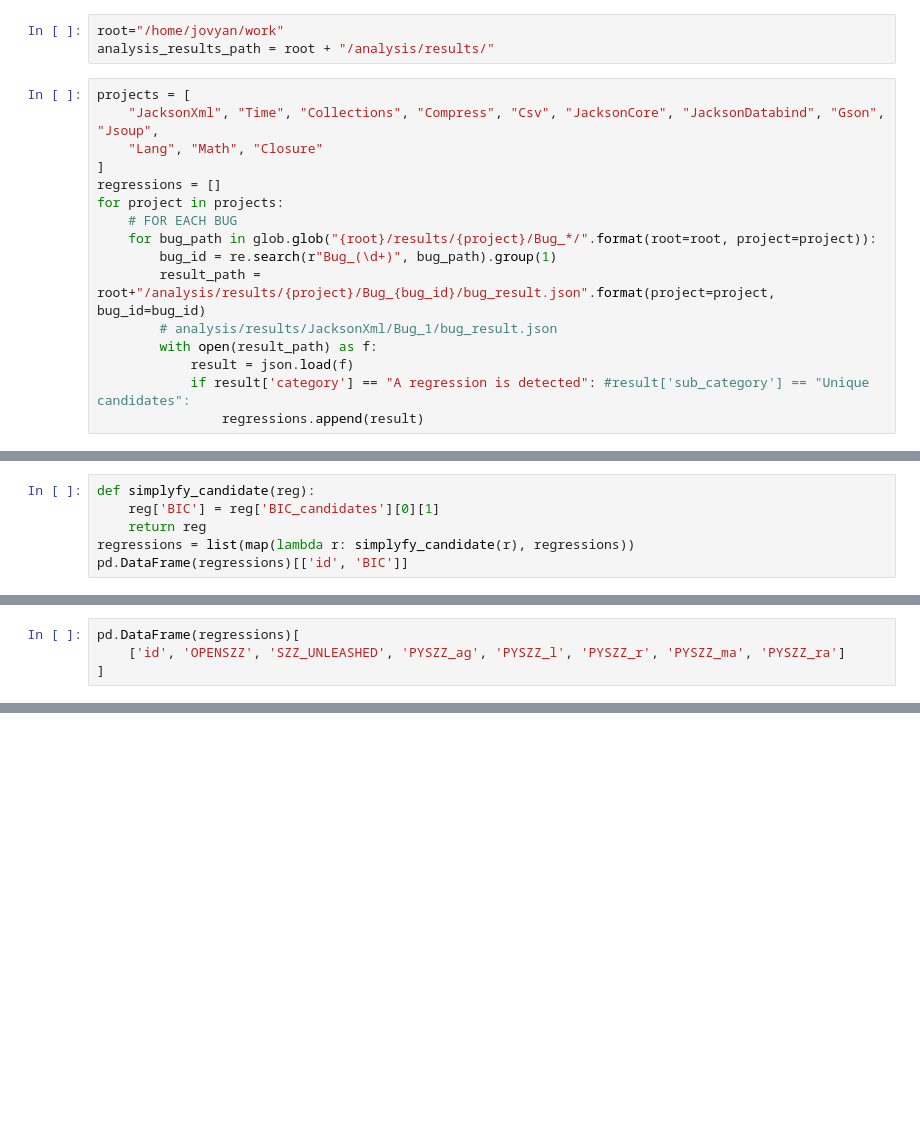
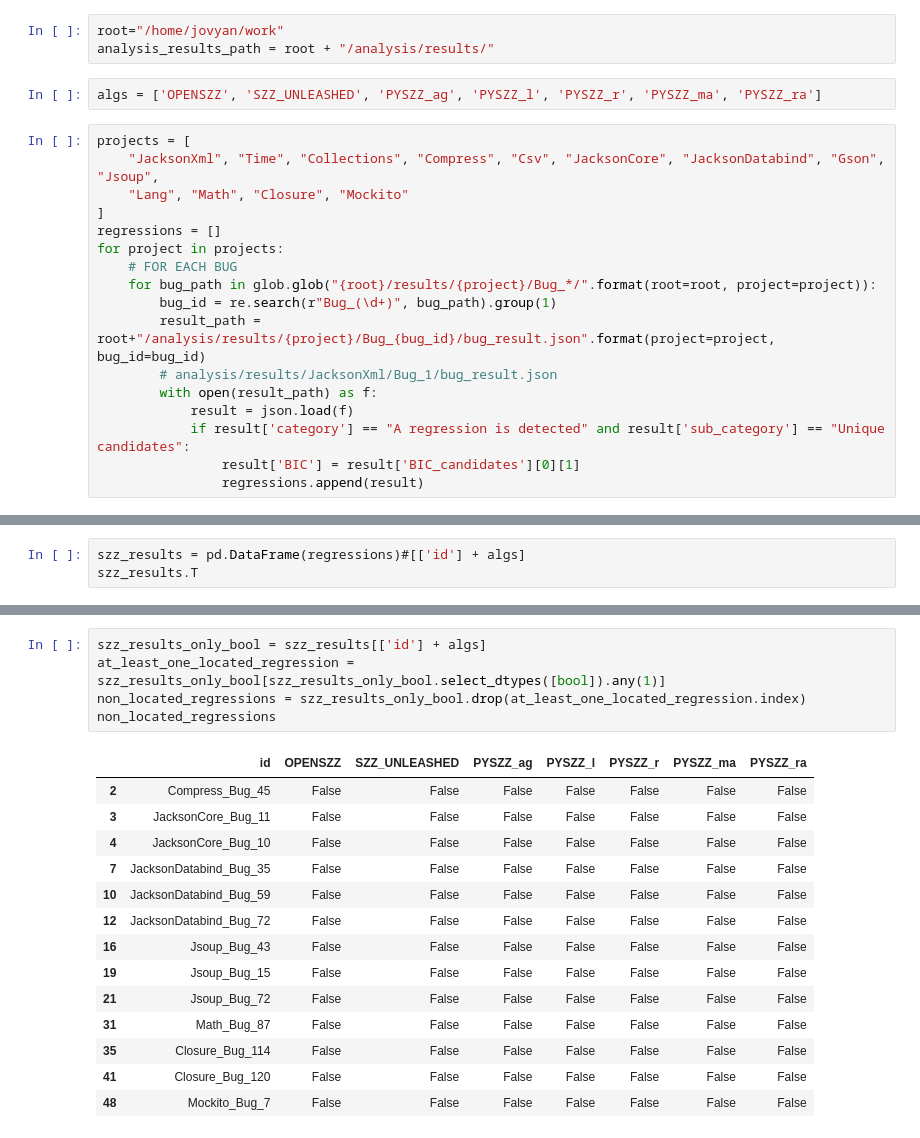
Before and after one commit to codeurjc/BugHunter, a Jupyter notebook: analysis/ComparationWithSZZ.ipynb, the cells around one changed output, grey strips where cells are left out. Saved outputs shown, nothing was run; the diff lists cells and outputs as text; blank space fills up the shorter version.

```diff
--- a/analysis/ComparationWithSZZ.ipynb
+++ b/analysis/ComparationWithSZZ.ipynb
@@ -7,10 +8,12 @@ import os
 # %%
 root="/home/jovyan/work"
 analysis_results_path = root + "/analysis/results/"
+# %%
+algs = ['OPENSZZ', 'SZZ_UNLEASHED', 'PYSZZ_ag', 'PYSZZ_l', 'PYSZZ_r', 'PYSZZ_ma', 'PYSZZ_ra']
 # %%
 projects = [
     "JacksonXml", "Time", "Collections", "Compress", "Csv", "JacksonCore", "JacksonDatabind", "Gson", "Jsoup",
-    "Lang", "Math", "Closure"
+    "Lang", "Math", "Closure", "Mockito"
 ]
 regressions = []
 for project in projects:
@@ -21,5 +24,6 @@ for project in projects:
         # analysis/results/JacksonXml/Bug_1/bug_result.json
         with open(result_path) as f:
             result = json.load(f)
-            if result['category'] == "A regression is detected": #result['sub_category'] == "Unique candidates":
+            if result['category'] == "A regression is detected" and result['sub_category'] == "Unique candidates":
+                result['BIC'] = result['BIC_candidates'][0][1]
                 regressions.append(result)
@@ -42,6 +29,0 @@ pd.DataFrame(regressions)[['id', 'sub_category', 'BIC_candidates']]
-# %%
-def simplyfy_candidate(reg):
-    reg['BIC'] = reg['BIC_candidates'][0][1]
-    return reg
-regressions = list(map(lambda r: simplyfy_candidate(r), regressions))
-pd.DataFrame(regressions)[['id', 'BIC']]
@@ -95,7 +59,6 @@ for regression in regressions:
                 regression['PYSZZ_{alg}_LEN_CANDIDATES'.format(alg=alg)] = len(pyszz_result)
                 regression['PYSZZ_{alg}'.format(alg=alg)] = regression['BIC'] in pyszz_result
 # %%
-pd.DataFrame(regressions)[
-    ['id', 'OPENSZZ', 'SZZ_UNLEASHED', 'PYSZZ_ag', 'PYSZZ_l', 'PYSZZ_r', 'PYSZZ_ma', 'PYSZZ_ra']
-]
+szz_results = pd.DataFrame(regressions)#[['id'] + algs]
+szz_results.T
 # %% [output]
@@ -120,0 +113,20 @@ pd.DataFrame(regressions).to_csv("regressions.csv")
+# %%
+szz_results_only_bool = szz_results[['id'] + algs]
+at_least_one_located_regression = szz_results_only_bool[szz_results_only_bool.select_dtypes([bool]).any(1)]
+non_located_regressions = szz_results_only_bool.drop(at_least_one_located_regression.index)
+non_located_regressions
+# %% [output]
+|  | id | OPENSZZ | SZZ_UNLEASHED | PYSZZ_ag | PYSZZ_l | PYSZZ_r | PYSZZ_ma | PYSZZ_ra |
+| 2 | Compress_Bug_45 | False | False | False | False | False | False | False |
+| 3 | JacksonCore_Bug_11 | False | False | False | False | False | False | False |
+| 4 | JacksonCore_Bug_10 | False | False | False | False | False | False | False |
+| 7 | JacksonDatabind_Bug_35 | False | False | False | False | False | False | False |
+| 10 | JacksonDatabind_Bug_59 | False | False | False | False | False | False | False |
+| 12 | JacksonDatabind_Bug_72 | False | False | False | False | False | False | False |
+| 16 | Jsoup_Bug_43 | False | False | False | False | False | False | False |
+| 19 | Jsoup_Bug_15 | False | False | False | False | False | False | False |
+| 21 | Jsoup_Bug_72 | False | False | False | False | False | False | False |
+| 31 | Math_Bug_87 | False | False | False | False | False | False | False |
+| 35 | Closure_Bug_114 | False | False | False | False | False | False | False |
+| 41 | Closure_Bug_120 | False | False | False | False | False | False | False |
+| 48 | Mockito_Bug_7 | False | False | False | False | False | False | False |
```
Also changed, not shown: parts of 7 cells of this notebook, 3 other files.
